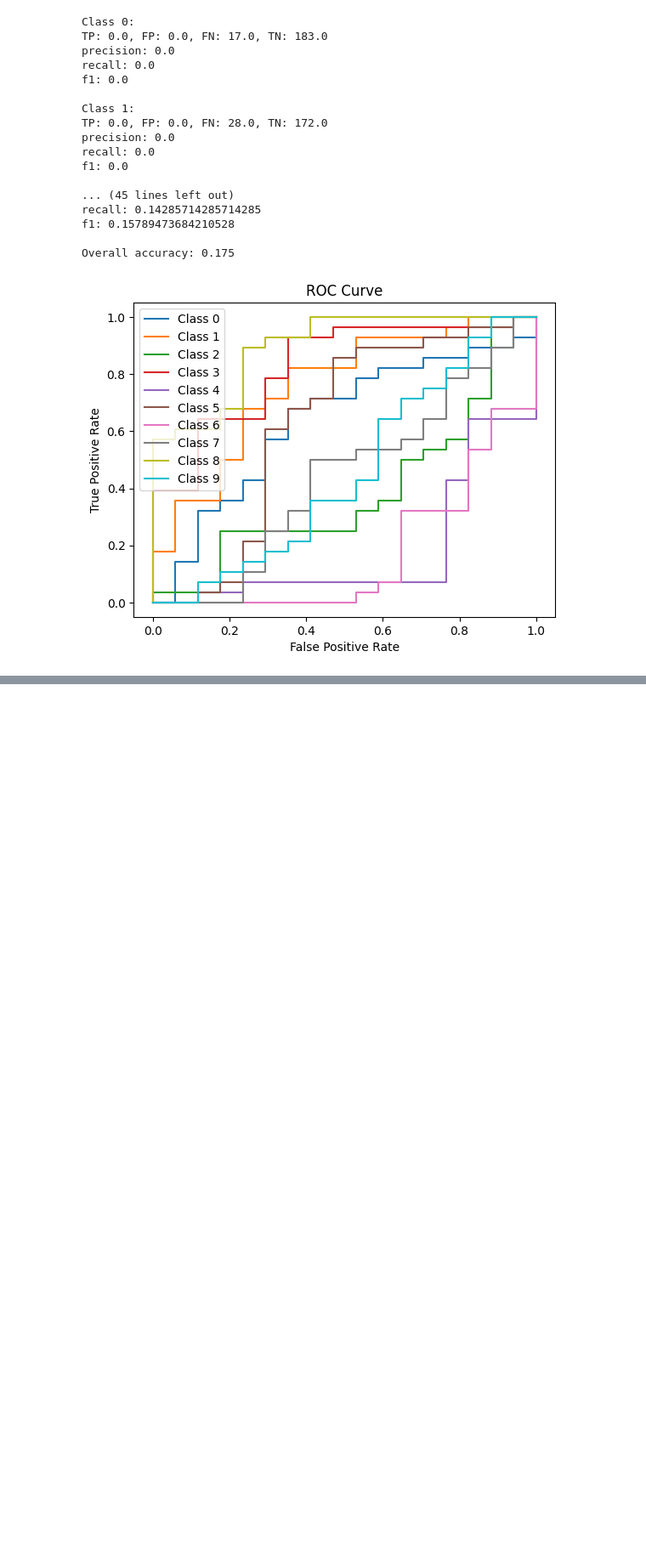
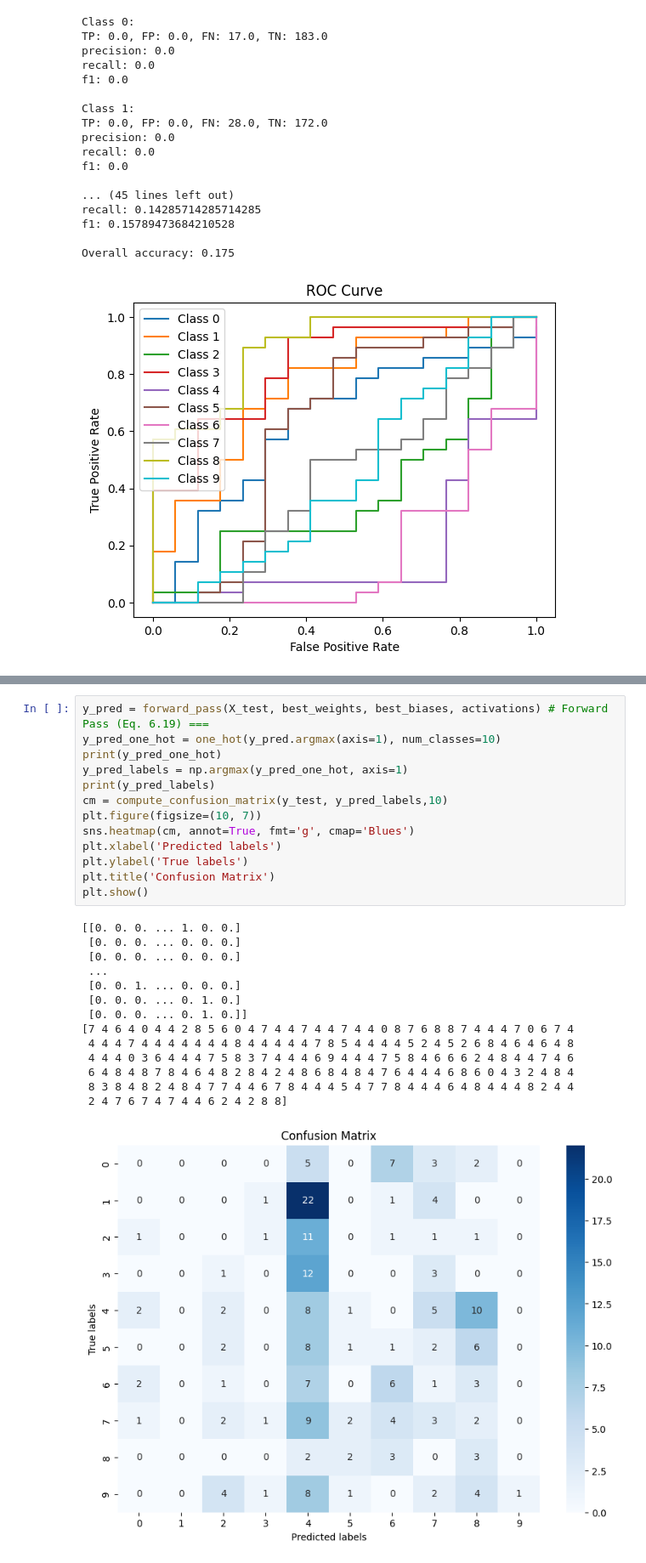
Before and after one commit to MakT1x/ML-Lab3, a Jupyter notebook: Lab3_DNN_homework.ipynb, the cells around one changed output, grey strips where cells are left out. Shown: that part at 85% size. Cells and saved outputs as stored; diff of their text form; blank space fills up the shorter version.

```diff
--- a/Lab3_DNN_homework.ipynb
+++ b/Lab3_DNN_homework.ipynb
@@ -264,0 +316,28 @@ Overall accuracy: 0.175
+# %%
+y_pred = forward_pass(X_test, best_weights, best_biases, activations) # Forward Pass (Eq. 6.19) ===
+y_pred_one_hot = one_hot(y_pred.argmax(axis=1), num_classes=10)
+print(y_pred_one_hot)
+y_pred_labels = np.argmax(y_pred_one_hot, axis=1)
+print(y_pred_labels)
+cm = compute_confusion_matrix(y_test, y_pred_labels,10)
+plt.figure(figsize=(10, 7))
+sns.heatmap(cm, annot=True, fmt='g', cmap='Blues')
+plt.xlabel('Predicted labels')
+plt.ylabel('True labels')
+plt.title('Confusion Matrix')
+plt.show()
+# %% [output]
+[[0. 0. 0. ... 1. 0. 0.]
+ [0. 0. 0. ... 0. 0. 0.]
+ [0. 0. 0. ... 0. 0. 0.]
+ ...
+ [0. 0. 1. ... 0. 0. 0.]
+ [0. 0. 0. ... 0. 1. 0.]
+ [0. 0. 0. ... 0. 1. 0.]]
+[7 4 6 4 0 4 4 2 8 5 6 0 4 7 4 4 7 4 4 7 4 4 0 8 7 6 8 8 7 4 4 4 7 0 6 7 4
+ 4 4 4 7 4 4 4 4 4 4 4 8 4 4 4 4 4 7 8 5 4 4 4 4 5 2 4 5 2 6 8 4 6 4 6 4 8
+ 4 4 4 0 3 6 4 4 4 7 5 8 3 7 4 4 4 6 9 4 4 4 7 5 8 4 6 6 6 2 4 8 4 4 7 4 6
+ 6 4 8 4 8 7 8 4 6 4 8 2 8 4 2 4 8 6 8 4 8 4 7 6 4 4 4 6 8 6 0 4 3 2 4 8 4
+ 8 3 8 4 8 2 4 8 4 7 7 4 4 6 7 8 4 4 4 5 4 7 7 8 4 4 4 6 4 8 4 4 4 8 2 4 4
+ 2 4 7 6 7 4 7 4 4 6 2 4 2 8 8]
+[figure, added]
```
Also changed, not shown: parts of 2 cells of this notebook, 1 other file.
